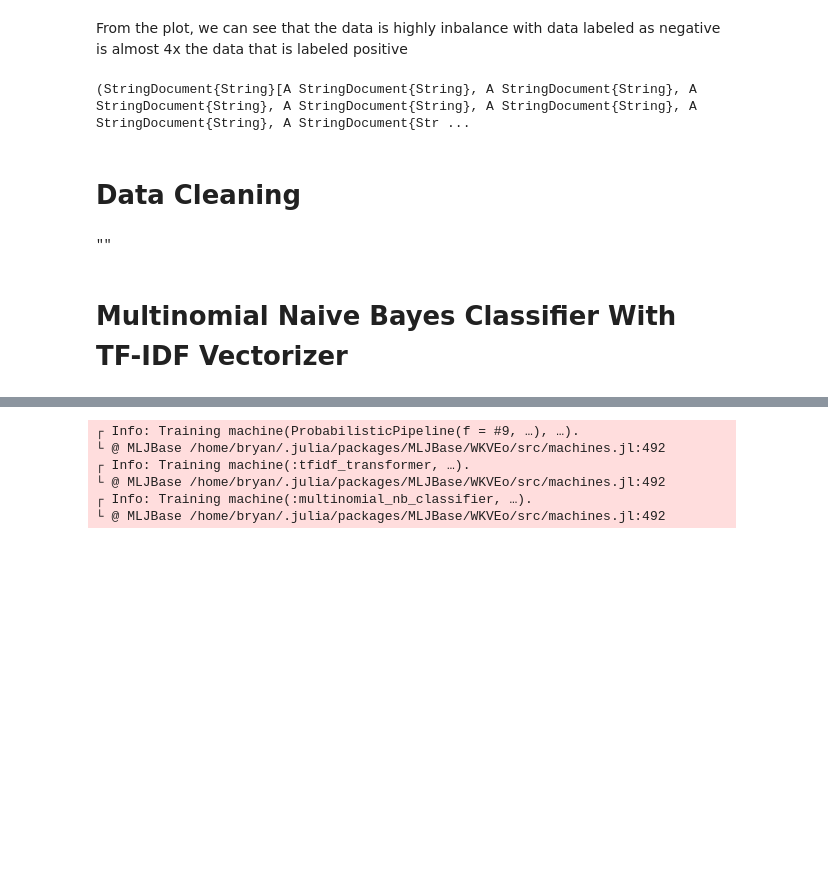
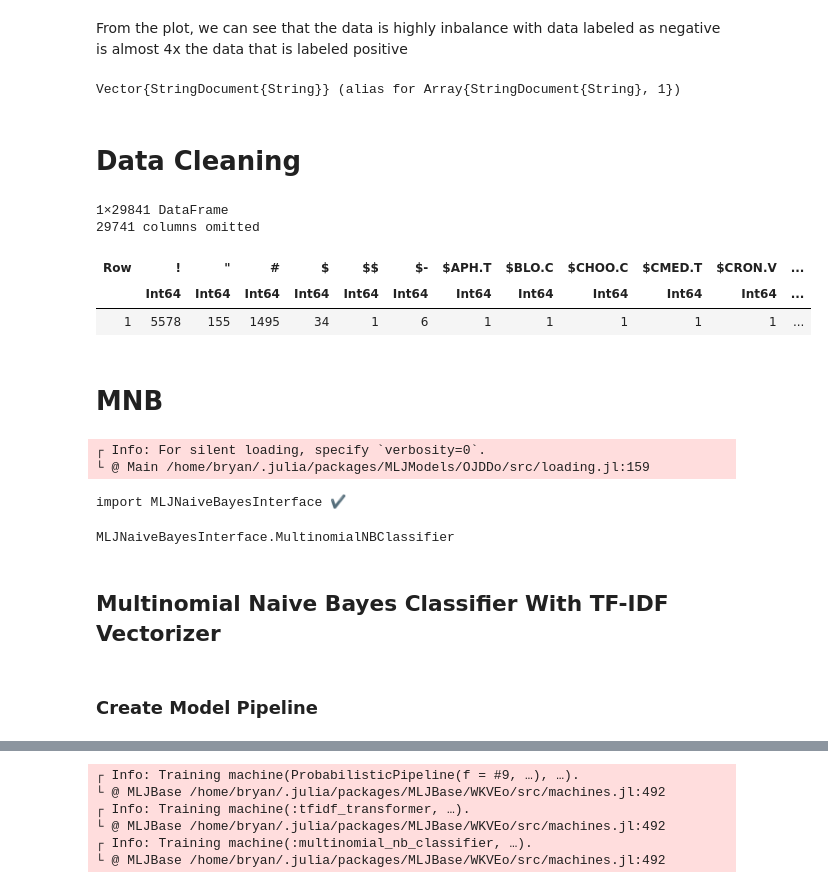
Before and after one commit to BryanEgbert/sentimental_analysis, a Jupyter notebook: eda2.ipynb, the cells around one changed output, grey strips where cells are left out. Saved outputs shown, nothing was run; the diff lists cells and outputs as text; code cells hidden in the pictures; blank space fills up the shorter version.

```diff
--- a/eda2.ipynb
+++ b/eda2.ipynb
@@ -95,7 +95,9 @@ Plots.bar(["0", "1"], [nrow(df[(df.Target .== 0), :]), nrow(df[(df.Target .== 1)
 From the plot, we can see that the data is highly inbalance with data labeled as negative is almost 4x the data that is labeled positive
 # %%
 feat, target = MLJ.unpack(df, ==(:Tweet), ==(:Target))
+
+typeof(feat)
 # %% [output]
-(StringDocument{String}[A StringDocument{String}, A StringDocument{String}, A StringDocument{String}, A StringDocument{String}, A StringDocument{String}, A StringDocument{String}, A StringDocument{Str ...
+Vector{StringDocument{String}} (alias for Array{StringDocument{String}, 1})
 # %% [markdown]
 # Data Cleaning
@@ -102,13 +108,15 @@ feat, target = MLJ.unpack(df, ==(:Tweet), ==(:Target))
 # %%
-remove_case!.(feat)
-remove_patterns!.(feat, r"http\S+")
-remove_patterns!.(feat, r"#\w+")
-remove_patterns!.(feat, r"@\w+")
+remove_patterns!(crps, r"http\S+")
+remove_patterns!(crps, r"#\w+")
+remove_patterns!(crps, r"@\w+")
 
-# TextAnalysis.remove_whitespace!.(feat)
-prepare!.(feat, strip_punctuation| strip_whitespace| strip_numbers| strip_non_letters| strip_stopwords| stem_words)
+prepare!(crps, strip_case| strip_punctuation| strip_whitespace| strip_numbers| strip_non_letters| strip_stopwords| stem_words)
 
-TextAnalysis.text(feat[3])
+lexicon_df = DataFrame(lexicon(crps))
 # %% [output]
-""
+1×29841 DataFrame
+29741 columns omitted
+| Row | ! | " | # | $ | $$ | $- | $APH.T | $BLO.C | $CHOO.C | $CMED.T | $CRON.V | ... |
+|  | Int64 | Int64 | Int64 | Int64 | Int64 | Int64 | Int64 | Int64 | Int64 | Int64 | Int64 | ... |
+| 1 | 5578 | 155 | 1495 | 34 | 1 | 6 | 1 | 1 | 1 | 1 | 1 | ... |
 # %%
@@ -119,6 +123,17 @@ update_lexicon!(crps)
 rng = StableRNG(100)
 train, test = partition(eachindex(target), 0.7, shuffle=true, rng=rng);
+# %% [markdown]
+# MNB
+# %%
+MultinomialNBClassifier = @load MultinomialNBClassifier pkg=NaiveBayes
+# %% [output]
+┌ Info: For silent loading, specify `verbosity=0`.
+└ @ Main /home/bryan/.julia/packages/MLJModels/OJDDo/src/loading.jl:159
+import MLJNaiveBayesInterface ✔
+MLJNaiveBayesInterface.MultinomialNBClassifier
 # %% [markdown]
-# Multinomial Naive Bayes Classifier With TF-IDF Vectorizer
+## Multinomial Naive Bayes Classifier With TF-IDF Vectorizer
+# %% [markdown]
+### Create Model Pipeline
 # %%
 MultinomialNBClassifier = @load MultinomialNBClassifier pkg=NaiveBayes
```
Also changed, not shown: parts of 50 cells of this notebook, 3 other files.
